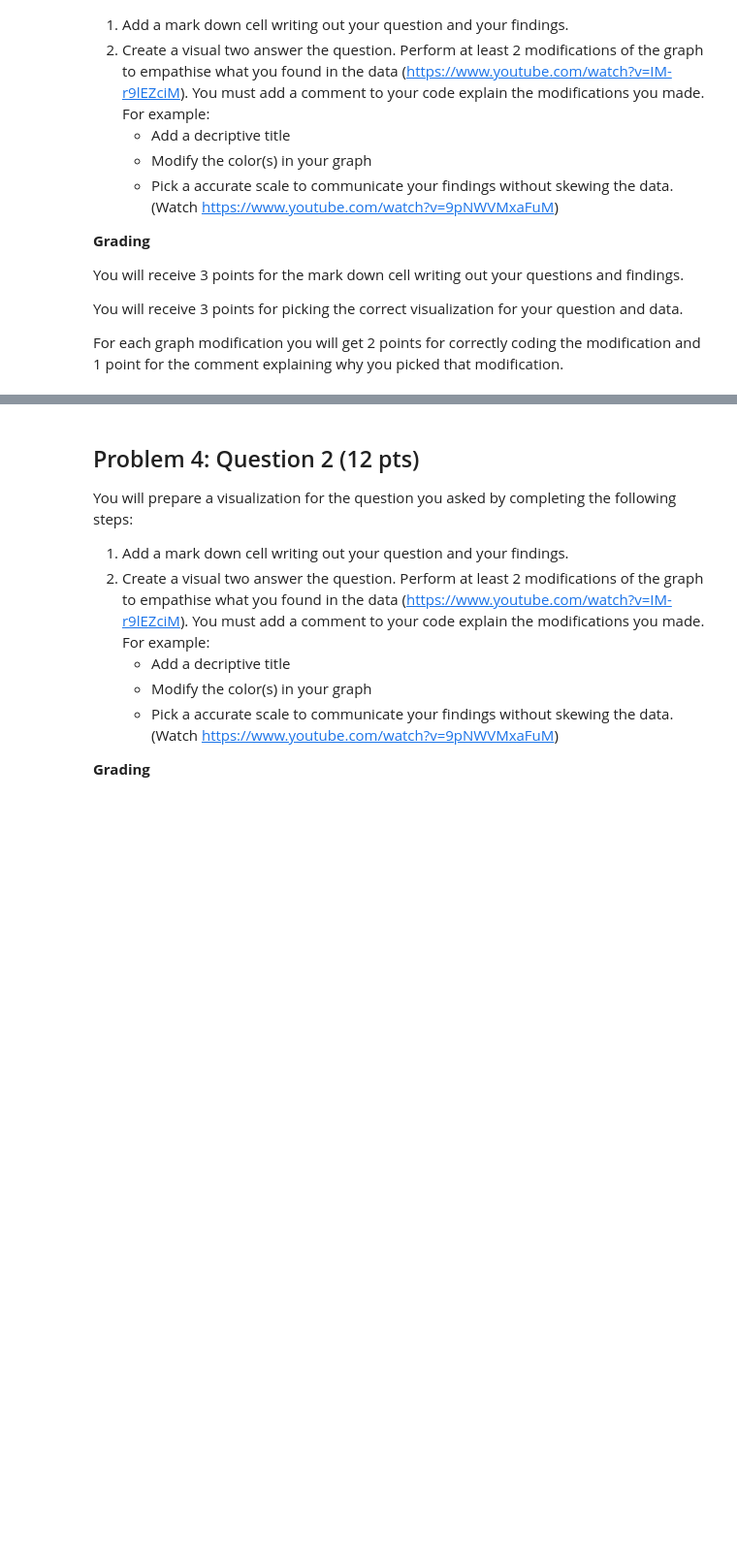
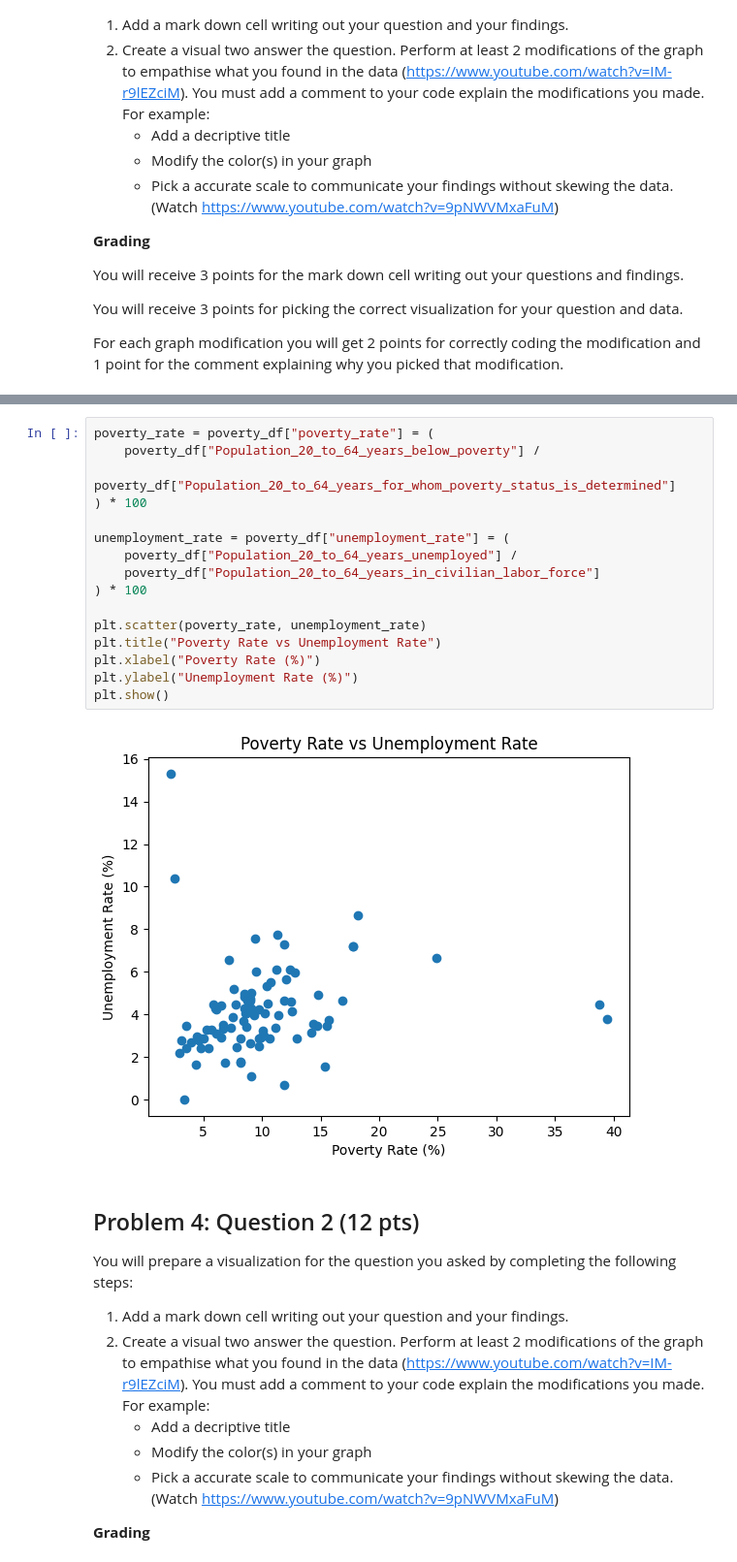
Before and after one commit to jklinck/AD450Winter2026, a Jupyter notebook: week_9_viz_determ.ipynb, the cells around one changed output, grey strips where cells are left out. Shown at 97% size. Saved outputs shown, nothing was run; the diff lists cells and outputs as text; blank space fills up the shorter version.

```diff
--- a/week_9_viz_determ.ipynb
+++ b/week_9_viz_determ.ipynb
@@ -277,3 +489,21 @@ For each graph modification you will get 2 points for correctly coding the modif
+# %%
+poverty_rate = poverty_df["poverty_rate"] = (
+    poverty_df["Population_20_to_64_years_below_poverty"] /
+    poverty_df["Population_20_to_64_years_for_whom_poverty_status_is_determined"]
+) * 100
+
+unemployment_rate = poverty_df["unemployment_rate"] = (
+    poverty_df["Population_20_to_64_years_unemployed"] /
+    poverty_df["Population_20_to_64_years_in_civilian_labor_force"]
+) * 100
+
+plt.scatter(poverty_rate, unemployment_rate)
+plt.title("Poverty Rate vs Unemployment Rate")
+plt.xlabel("Poverty Rate (%)")
+plt.ylabel("Unemployment Rate (%)")
+plt.show()
+# %% [output]
+[figure, added]
 # %% [markdown]
 ## Problem 4: Question 2 (12 pts)
 
```
Also changed, not shown: parts of 22 cells of this notebook.
